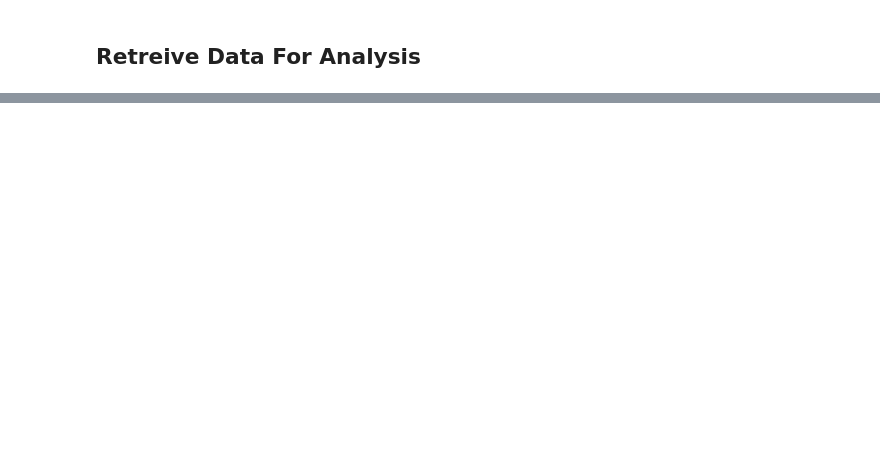
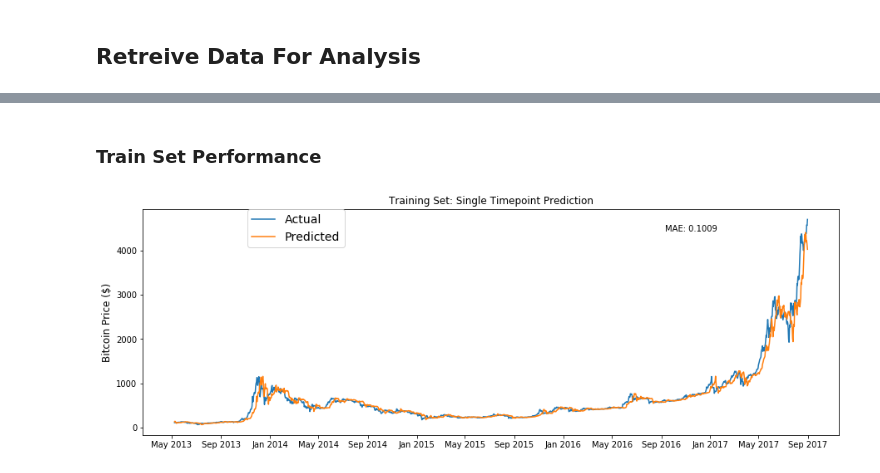
Before and after one commit to Jaskaran23/733Project, a Jupyter notebook: CryptViz/LSTMPrediction.ipynb, the cells around one changed output, grey strips where cells are left out. Drawn from its saved outputs; the diff is of its cells as text; code cells hidden in the pictures; blank space fills up the shorter version.

```diff
--- a/CryptViz/LSTMPrediction.ipynb
+++ b/CryptViz/LSTMPrediction.ipynb
@@ -59,0 +161,6 @@ cmk.plot_price(market_info=ethereum_market_info, image_url="https://upload.wikim
+# %%
+# need to reverse the data frame so that subsequent rows represent later timepoints
+bitcoin_market_info = bitcoin_market_info.sort_values(by='Date')
+# Set 0 Volumes to 1 to avoid division by zero
+bitcoin_market_info['Volume'][bitcoin_market_info['Volume'] == 0] = 1
+bitcoin_market_info.head()
@@ -59,0 +253,7 @@ cmk.plot_price(market_info=ethereum_market_info, image_url="https://upload.wikim
+# %%
+# Convert inputs to numpy arrays
+LSTM_training_inputs = [np.array(LSTM_training_input) for LSTM_training_input in LSTM_training_inputs]
+LSTM_training_inputs = np.array(LSTM_training_inputs)
+
+LSTM_test_inputs = [np.array(LSTM_test_inputs) for LSTM_test_inputs in LSTM_test_inputs]
+LSTM_test_inputs = np.array(LSTM_test_inputs)
@@ -59,0 +319,25 @@ cmk.plot_price(market_info=ethereum_market_info, image_url="https://upload.wikim
+# %% [markdown]
+### Train Set Performance
+# %%
+# This code is from: https://github.com/dashee87/blogScripts/blob/master/Jupyter/2017-11-20-predicting-cryptocurrency-prices-with-deep-learning.ipynb
+from mpl_toolkits.axes_grid1.inset_locator import zoomed_inset_axes
+from mpl_toolkits.axes_grid1.inset_locator import mark_inset
+
+fig, ax1 = plt.subplots(1,1, figsize=(15,5))
+ax1.set_xticks([datetime.date(i,j,1) for i in range(2013,2019) for j in [1,5,9]])
+ax1.set_xticklabels([datetime.date(i,j,1).strftime('%b %Y')  for i in range(2013,2019) for j in [1,5,9]])
+ax1.plot(bitcoin_market_info[bitcoin_market_info['Date']< split_date]['Date'][window_len:].astype(datetime.datetime),
+         training_set['Close'][window_len:], label='Actual')
+ax1.plot(bitcoin_market_info[bitcoin_market_info['Date']< split_date]['Date'][window_len:].astype(datetime.datetime),
+         ((np.transpose(model.predict(LSTM_training_inputs))) * training_set['Close'].values[:-window_len])[-1],
+         label='Predicted')
+ax1.set_title('Training Set: Single Timepoint Prediction')
+ax1.set_ylabel('Bitcoin Price ($)',fontsize=12)
+ax1.legend(bbox_to_anchor=(0.15, 1), loc=2, borderaxespad=0., prop={'size': 14})
+ax1.annotate('MAE: %.4f'%np.mean(np.abs((np.transpose(model.predict(LSTM_training_inputs)))-\
+            (training_set['Close'].values[window_len:])/(training_set['Close'].values[:-window_len]))),
+             xy=(0.75, 0.9),  xycoords='axes fraction',
+            xytext=(0.75, 0.9), textcoords='axes fraction')
+plt.show()
+# %% [output]
+[figure, added]
```
Also changed, not shown: parts of 28 cells of this notebook, 1 other file.
